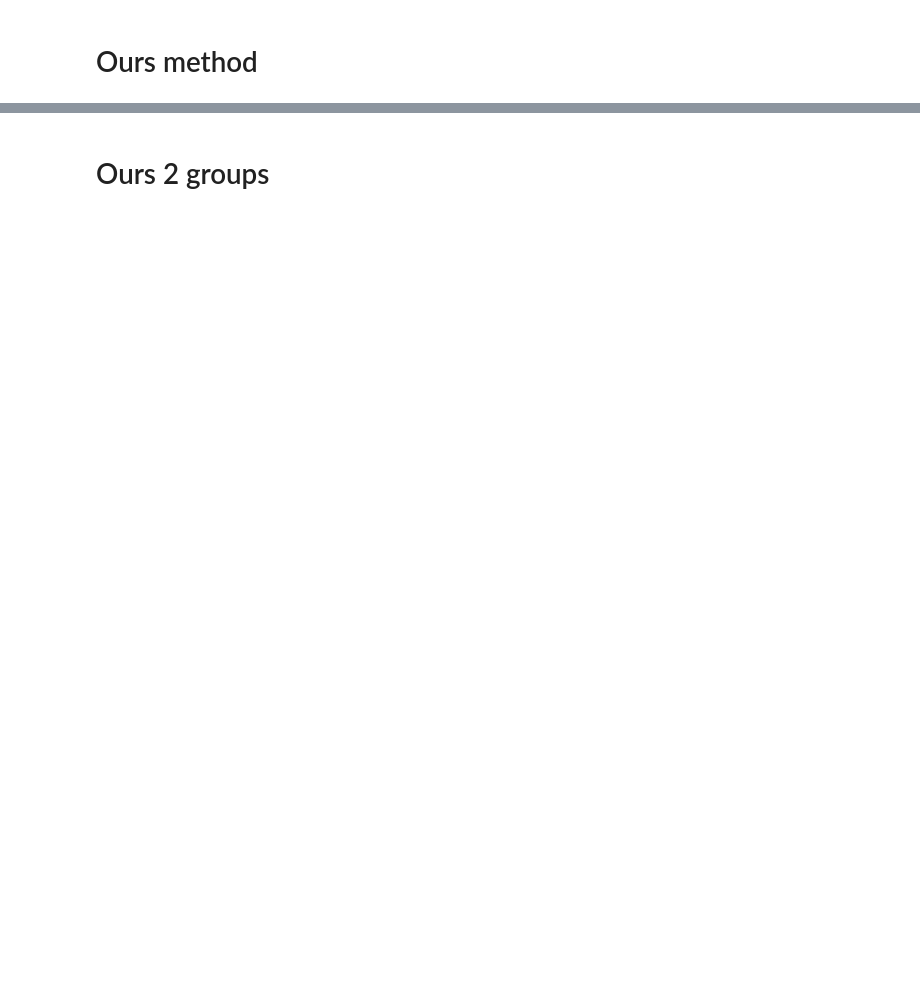
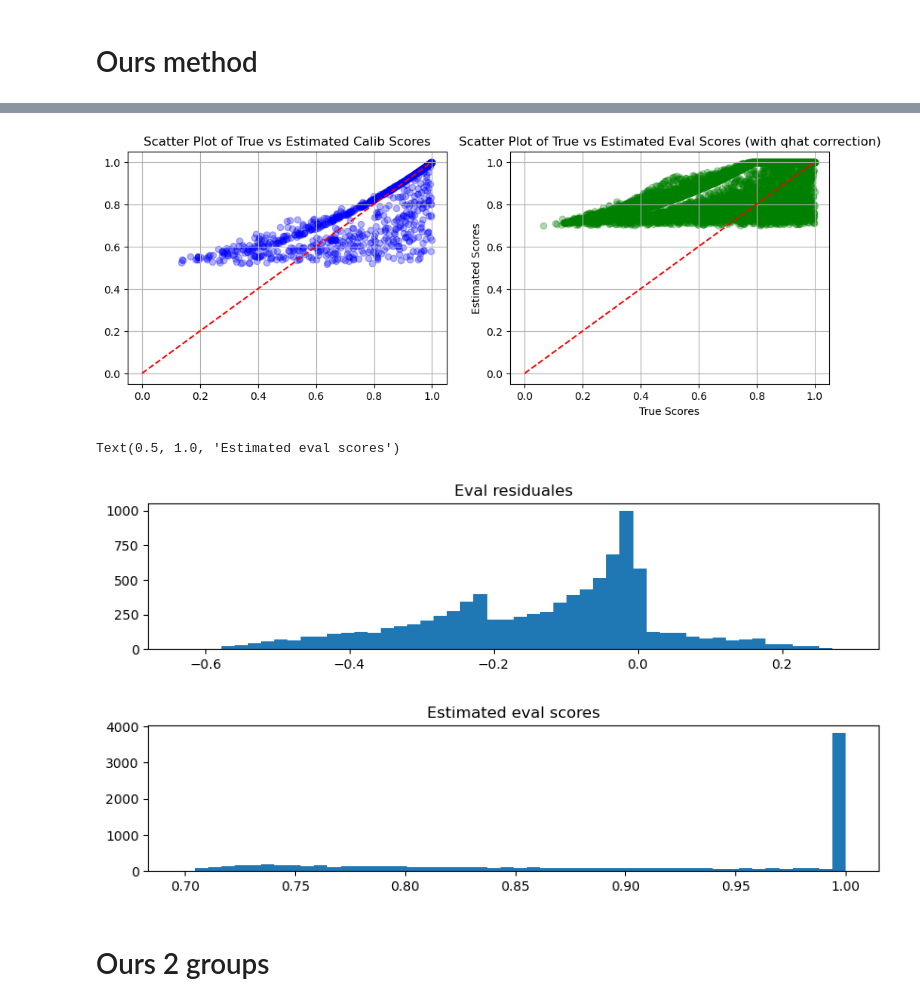
Before and after one commit to RoyHirsch/conformal, a Jupyter notebook: v3/notebook.ipynb, the cells around one changed output, grey strips where cells are left out. Saved outputs shown, nothing was run; the diff lists cells and outputs as text; code cells hidden in the pictures; blank space fills up the shorter version.

```diff
--- a/v3/notebook.ipynb
+++ b/v3/notebook.ipynb
@@ -15,16 +15,10 @@ from scipy.special import softmax
 
 from data_config import get_config
 # %%
-config = get_config('cifar10_r56')
+config = get_config('cifar100_r56')
 config.par_calib = 0.1
 config.num_calib = int(config.num_samples * config.par_calib)
+config.plat_scale = True
+randomized = False
+no_zero_size_sets = True
+alpha = 0.1
-# %%
-with open(config.file_name, 'rb') as file:
-    data = pickle.load(file)
-
-labels_eval, labels_calib, scores_eval, scores_calib = train_test_split(
-    data["labels"], softmax(data["preds"], 1), test_size=config.par_calib, random_state=42
-)
-
-eval_data = {"labels": labels_eval, "scores": scores_eval}
-calib_data = {"labels": labels_calib, "scores": scores_calib}
@@ -159,3 +259,36 @@ Text(0.5, 1.0, 'Eval thresholds')
+# %%
+# debug #
+import matplotlib.pyplot as plt
+
+fig, ax = plt.subplots(1, 2, figsize=(12, 4))
+
+ax[0].scatter(cal_scores_true, cal_scores_est, color='blue', alpha=0.3)
+ax[0].set_title('Scatter Plot of True vs Estimated Calib Scores')
+plt.xlabel('True Scores')
+plt.ylabel('Estimated Scores')
+ax[0].plot([0, 1], [0, 1], 'r--')
+ax[0].grid(True)
+
+ax[1].scatter(val_scores_true, val_scores_est, color='green', alpha=0.3)
+ax[1].set_title('Scatter Plot of True vs Estimated Eval Scores (with qhat correction)')
+plt.xlabel('True Scores')
+plt.ylabel('Estimated Scores')
+ax[1].plot([0, 1], [0, 1], 'r--')
+ax[1].grid(True)
+plt.show()
+
+plt.figure(figsize=(10, 2))
+_ = plt.hist(val_scores_true - val_scores_est, bins=50)
+plt.title('Eval residuales')
+
+plt.figure(figsize=(10, 2))
+_ = plt.hist(val_scores_est, bins=50)
+plt.title('Estimated eval scores')
+# %% [output]
+[figure, added]
+Text(0.5, 1.0, 'Estimated eval scores')
+[figure, added]
+[figure, added]
 # %% [markdown]
 # Ours 2 groups
 # %%
```
Also changed, not shown: parts of 13 cells of this notebook, 2 other files.
